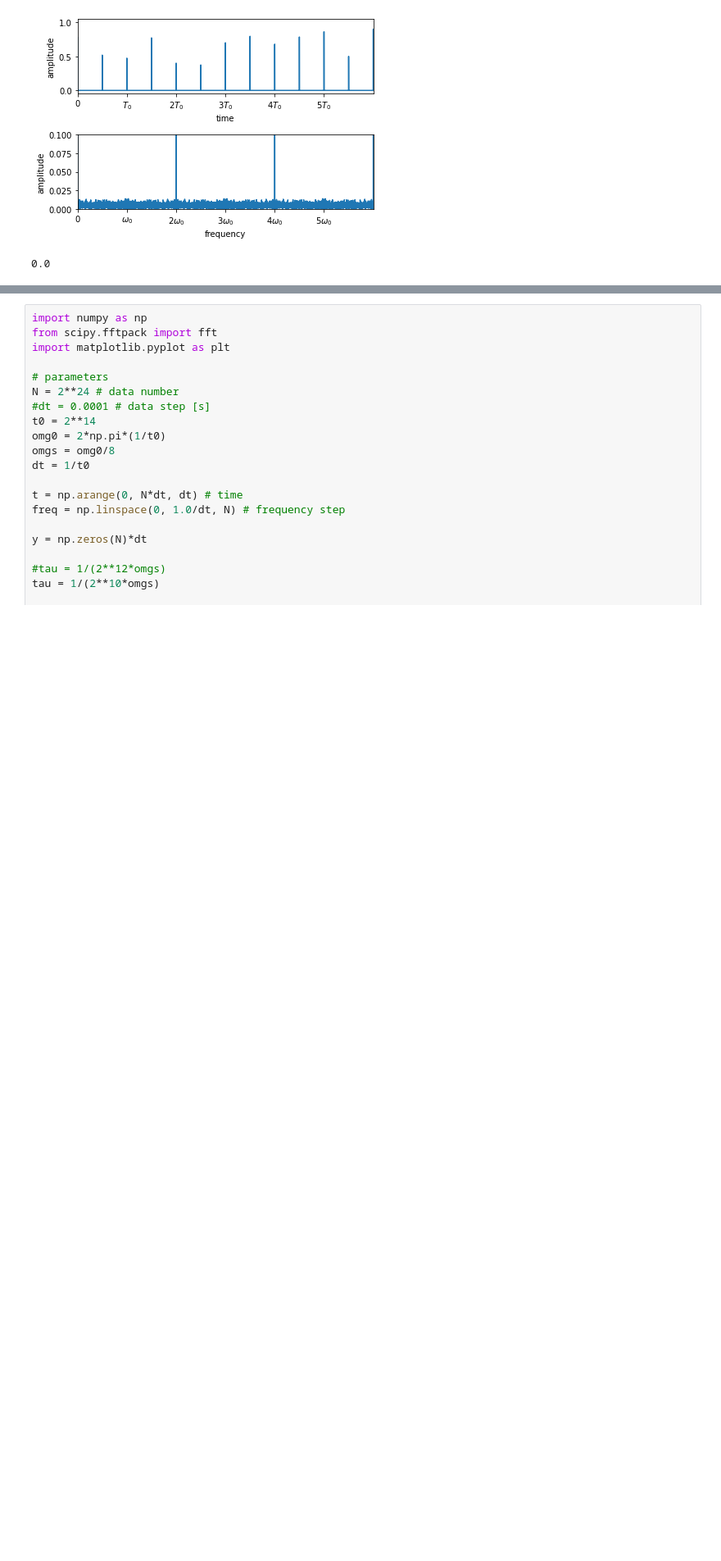
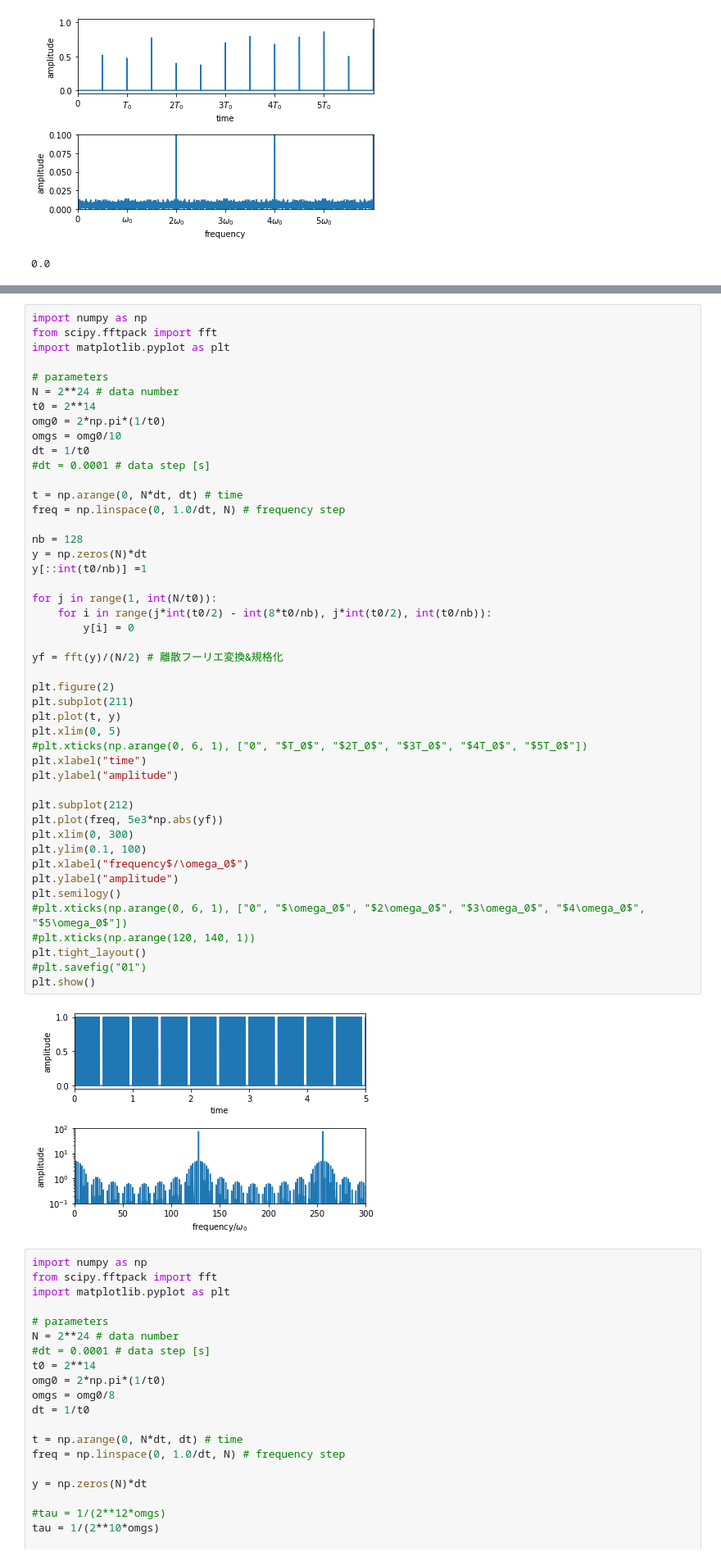
Before and after one commit to esuwaishi/IRoHa, a Jupyter notebook: Fourier.ipynb, the cells around one changed output, grey strips where cells are left out. Shown at 82% size. Drawn from its saved outputs; the diff is of its cells as text; blank space fills up the shorter version.

```diff
--- a/Fourier.ipynb
+++ b/Fourier.ipynb
@@ -227,4 +227,52 @@ print(t0/nb)
 128.0
+# %%
+import numpy as np
+from scipy.fftpack import fft
+import matplotlib.pyplot as plt
+
+# parameters
+N = 2**24 # data number
+t0 = 2**14
+omg0 = 2*np.pi*(1/t0)
+omgs = omg0/10
+dt = 1/t0
+#dt = 0.0001 # data step [s]
+
+t = np.arange(0, N*dt, dt) # time
+freq = np.linspace(0, 1.0/dt, N) # frequency step
+
+nb = 128
+y = np.zeros(N)*dt
+y[::int(t0/nb)] =1
+
+for j in range(1, int(N/t0)):
+    for i in range(j*int(t0/2) - int(8*t0/nb), j*int(t0/2), int(t0/nb)):
+        y[i] = 0
+
+yf = fft(y)/(N/2) # 離散フーリエ変換&規格化
+
+plt.figure(2)
+plt.subplot(211)
+plt.plot(t, y)
+plt.xlim(0, 5)
+#plt.xticks(np.arange(0, 6, 1), ["0", "$T_0$", "$2T_0$", "$3T_0$", "$4T_0$", "$5T_0$"])
+plt.xlabel("time")
+plt.ylabel("amplitude")
+
+plt.subplot(212)
+plt.plot(freq, 5e3*np.abs(yf))
+plt.xlim(0, 300)
+plt.ylim(0.1, 100)
+plt.xlabel("frequency$/\omega_0$")
+plt.ylabel("amplitude")
+plt.semilogy()
+#plt.xticks(np.arange(0, 6, 1), ["0", "$\omega_0$", "$2\omega_0$", "$3\omega_0$", "$4\omega_0$", "$5\omega_0$"])
+#plt.xticks(np.arange(120, 140, 1))
+plt.tight_layout()
+#plt.savefig("01")
+plt.show()
+# %% [output]
+[figure, added]
 # %%
 import numpy as np
 from scipy.fftpack import fft
```
Also changed, not shown: parts of 1 cell of this notebook.
